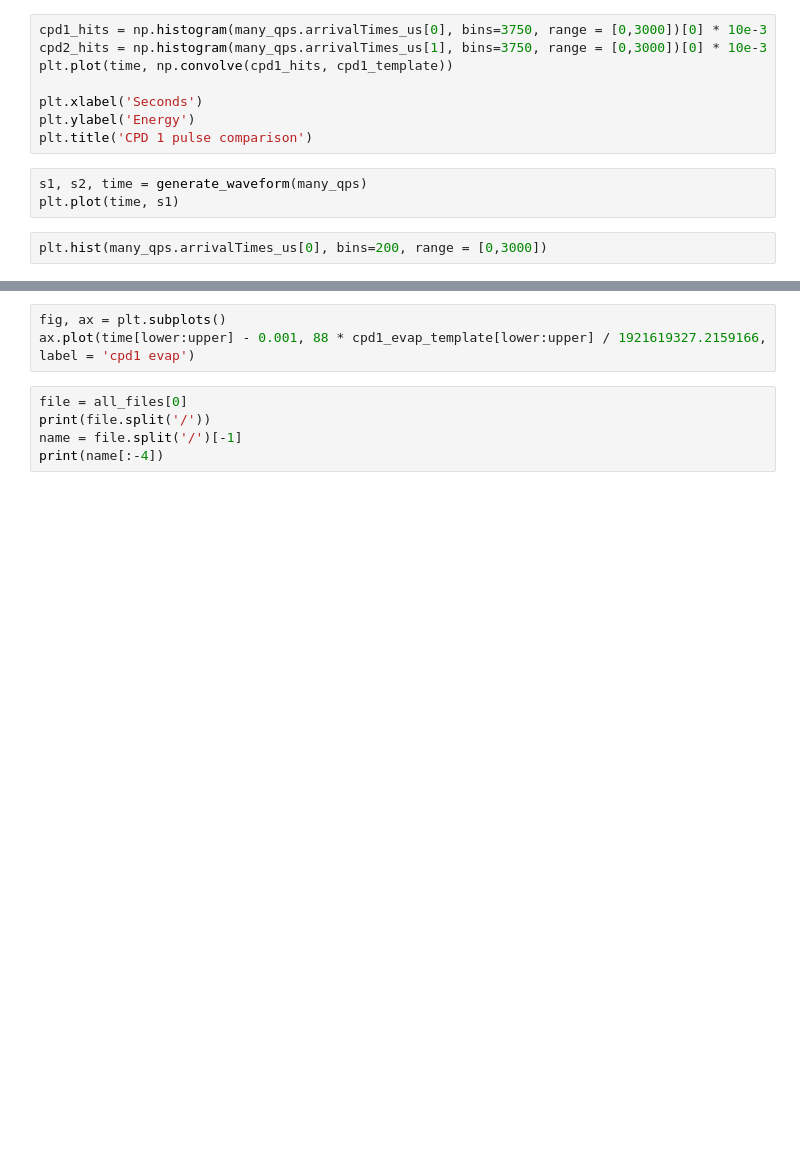
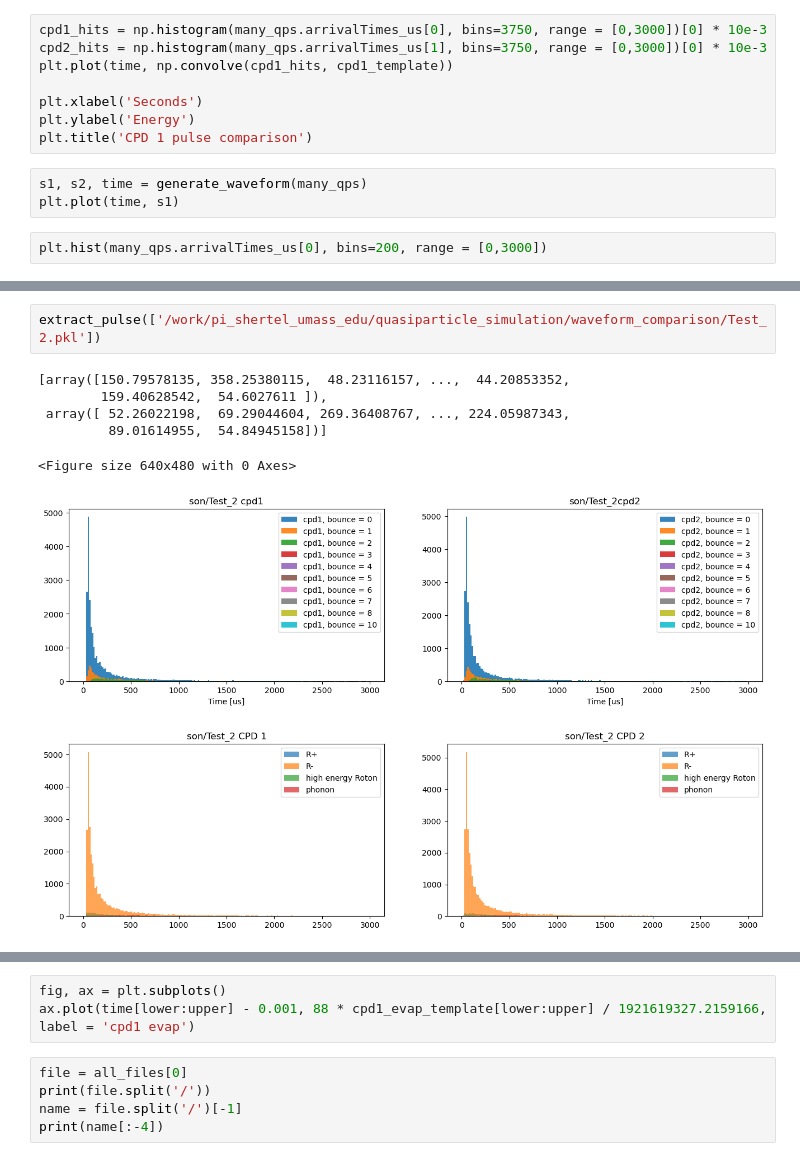
Before and after one commit to spice-herald/HeST, a Jupyter notebook: analysis/unity_analysis.ipynb, the cells around one changed output, grey strips where cells are left out. Saved outputs shown, nothing was run; the diff lists cells and outputs as text; blank space fills up the shorter version.

```diff
--- a/analysis/unity_analysis.ipynb
+++ b/analysis/unity_analysis.ipynb
@@ -179,3 +206,13 @@ h_2_5_files = glob.glob('/work/pi_shertel_umass_edu/quasiparticle_simulation/swe
+# %%
+extract_pulse(['/work/pi_shertel_umass_edu/quasiparticle_simulation/waveform_comparison/Test_2.pkl'])
+# %% [output]
+[array([150.79578135, 358.25380115,  48.23116157, ...,  44.20853352,
+        159.40628542,  54.6027611 ]),
+ array([ 52.26022198,  69.29044604, 269.36408767, ..., 224.05987343,
+         89.01614955,  54.84945158])]
+<Figure size 640x480 with 0 Axes>
+[figure, added]
+[figure, added]
 # %%
 hex_colors = [
     "#FF5733", "#33FF57", "#3357FF", "#FF33A1", "#000000",
```
Also changed, not shown: parts of 4 cells of this notebook, 4 other files.
